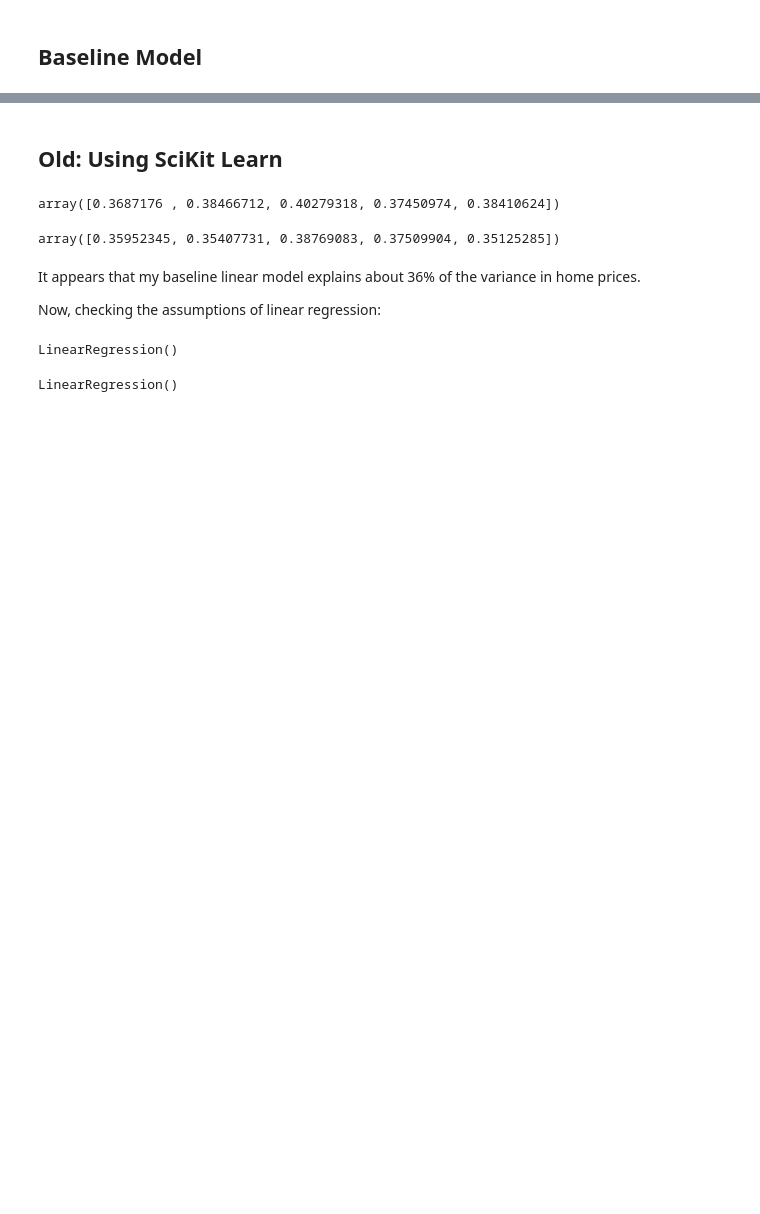
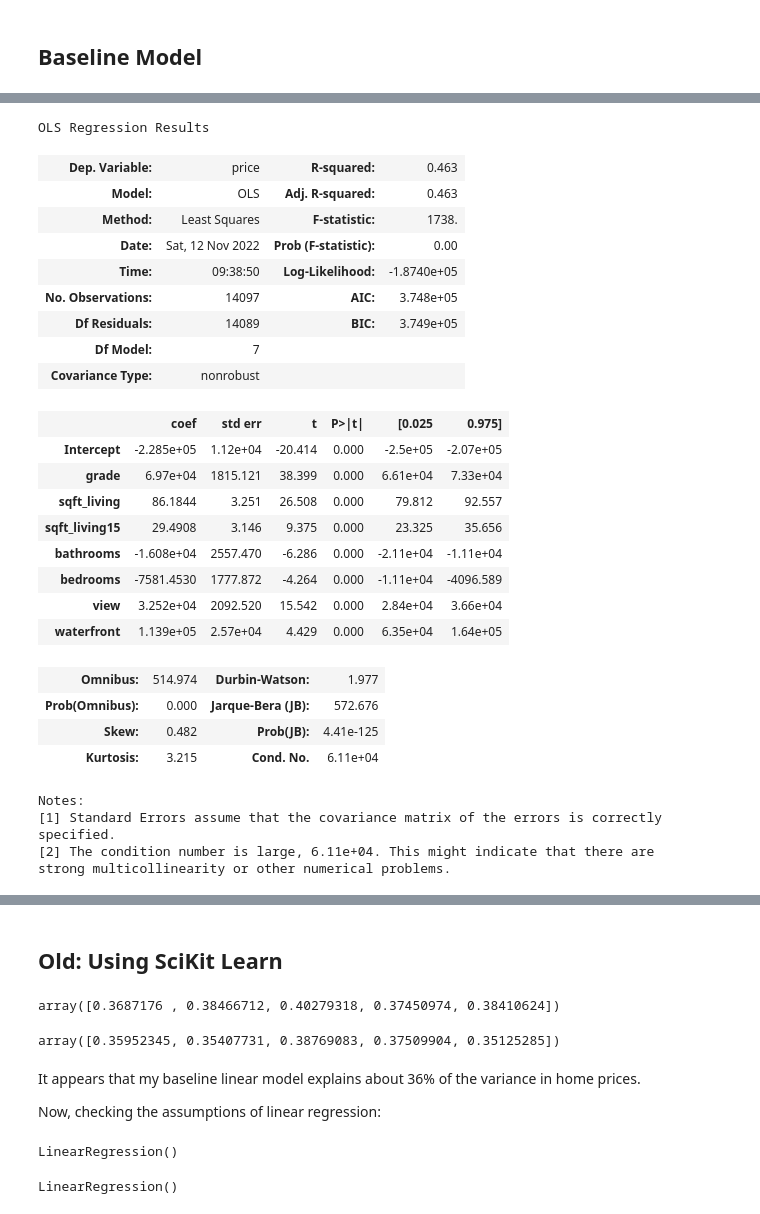
Before and after one commit to ran0027/dsc-phase2-project, a Jupyter notebook: analysis.ipynb, the cells around one changed output, grey strips where cells are left out. Drawn from its saved outputs; the diff is of its cells as text; code cells hidden in the pictures; blank space fills up the shorter version.

```diff
--- a/analysis.ipynb
+++ b/analysis.ipynb
@@ -822,0 +691,20 @@ strong multicollinearity or other numerical problems.
+# %%
+# drop floors, check effect on model
+features.remove('floors')
+
+# 70% / 30% train test split
+X_train, X_test, y_train, y_test = train_test_split(
+    data[features], data[['price']], test_size=0.3, random_state=421)
+
+# concatenate X_train & y_train for statsmodels linear regression
+all_train = pd.concat([X_train, y_train], axis=1)
+
+# build formula
+predictors = '+'.join(features)
+formula = 'price' + ' ~ ' + predictors
+
+# fit model using ordinary least squares
+model = ols(formula=formula, data=all_train).fit()
+
+# view model summary
+model.summary()
@@ -822,0 +746,49 @@ strong multicollinearity or other numerical problems.
+# %%
+# adding view and waterfront
+for feature in ['view', 'waterfront']:
+    features.append(feature)
+
+# 70% / 30% train test split
+X_train, X_test, y_train, y_test = train_test_split(
+    data[features], data[['price']], test_size=0.3, random_state=421)
+
+# concatenate X_train & y_train for statsmodels linear regression
+all_train = pd.concat([X_train, y_train], axis=1)
+
+# build formula
+predictors = '+'.join(features)
+formula = 'price' + ' ~ ' + predictors
+
+# fit model using ordinary least squares
+model = ols(formula=formula, data=all_train).fit()
+
+# view model summary
+model.summary()
+# %% [output]
+OLS Regression Results
+| Dep. Variable: | price | R-squared: | 0.463 |
+| Model: | OLS | Adj. R-squared: | 0.463 |
+| Method: | Least Squares | F-statistic: | 1738. |
+| Date: | Sat, 12 Nov 2022 | Prob (F-statistic): | 0.00 |
+| Time: | 09:38:50 | Log-Likelihood: | -1.8740e+05 |
+| No. Observations: | 14097 | AIC: | 3.748e+05 |
+| Df Residuals: | 14089 | BIC: | 3.749e+05 |
+| Df Model: | 7 |  |  |
+| Covariance Type: | nonrobust |  |  |
+|  | coef | std err | t | P>|t| | [0.025 | 0.975] |
+| Intercept | -2.285e+05 | 1.12e+04 | -20.414 | 0.000 | -2.5e+05 | -2.07e+05 |
+| grade | 6.97e+04 | 1815.121 | 38.399 | 0.000 | 6.61e+04 | 7.33e+04 |
+| sqft_living | 86.1844 | 3.251 | 26.508 | 0.000 | 79.812 | 92.557 |
+| sqft_living15 | 29.4908 | 3.146 | 9.375 | 0.000 | 23.325 | 35.656 |
+| bathrooms | -1.608e+04 | 2557.470 | -6.286 | 0.000 | -2.11e+04 | -1.11e+04 |
+| bedrooms | -7581.4530 | 1777.872 | -4.264 | 0.000 | -1.11e+04 | -4096.589 |
+| view | 3.252e+04 | 2092.520 | 15.542 | 0.000 | 2.84e+04 | 3.66e+04 |
+| waterfront | 1.139e+05 | 2.57e+04 | 4.429 | 0.000 | 6.35e+04 | 1.64e+05 |
+| Omnibus: | 514.974 | Durbin-Watson: | 1.977 |
+| Prob(Omnibus): | 0.000 | Jarque-Bera (JB): | 572.676 |
+| Skew: | 0.482 | Prob(JB): | 4.41e-125 |
+| Kurtosis: | 3.215 | Cond. No. | 6.11e+04 |
+Notes:
+[1] Standard Errors assume that the covariance matrix of the errors is correctly specified.
+[2] The condition number is large, 6.11e+04. This might indicate that there are
+strong multicollinearity or other numerical problems.
```
Also changed, not shown: parts of 62 cells of this notebook.
